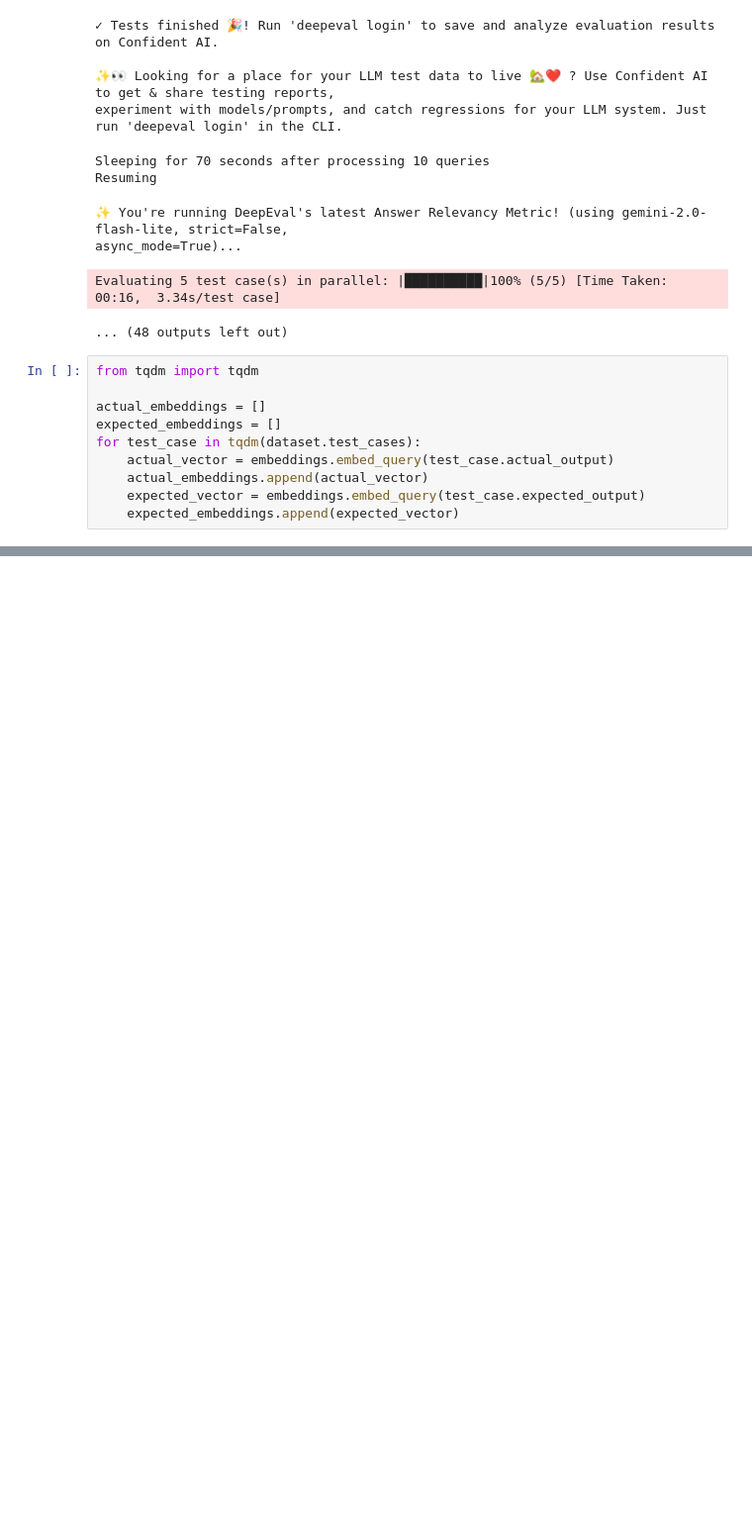
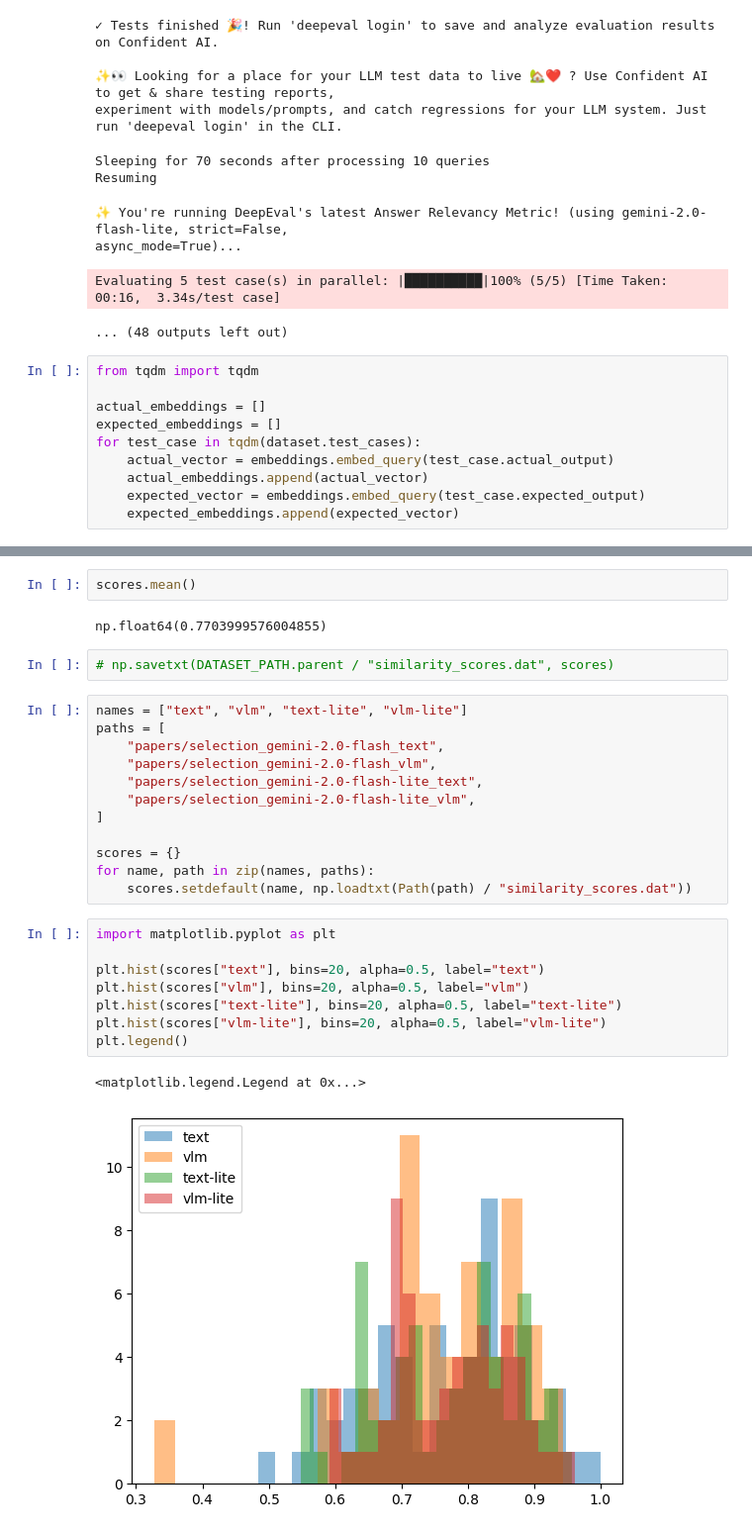
Before and after one commit to mikelgda/multimodal-rag, a Jupyter notebook: langchain.ipynb, the cells around one changed output, grey strips where cells are left out. Shown at 99% size. Cells and saved outputs as stored; diff of their text form; blank space fills up the shorter version.

Commit message:
fix datasets

```diff
--- a/langchain.ipynb
+++ b/langchain.ipynb
@@ -453,0 +453,29 @@ print(scores.mean())
+# %%
+scores.mean()
+# %% [output]
+np.float64(0.7703999576004855)
+# %%
+# np.savetxt(DATASET_PATH.parent / "similarity_scores.dat", scores)
+# %%
+names = ["text", "vlm", "text-lite", "vlm-lite"]
+paths = [
+    "papers/selection_gemini-2.0-flash_text",
+    "papers/selection_gemini-2.0-flash_vlm",
+    "papers/selection_gemini-2.0-flash-lite_text",
+    "papers/selection_gemini-2.0-flash-lite_vlm",
+]
+
+scores = {}
+for name, path in zip(names, paths):
+    scores.setdefault(name, np.loadtxt(Path(path) / "similarity_scores.dat"))
+# %%
+import matplotlib.pyplot as plt
+
+plt.hist(scores["text"], bins=20, alpha=0.5, label="text")
+plt.hist(scores["vlm"], bins=20, alpha=0.5, label="vlm")
+plt.hist(scores["text-lite"], bins=20, alpha=0.5, label="text-lite")
+plt.hist(scores["vlm-lite"], bins=20, alpha=0.5, label="vlm-lite")
+plt.legend()
+# %% [output]
+<matplotlib.legend.Legend at 0x...>
+[figure, added]
```
Also changed, not shown: parts of 9 cells of this notebook, 12 other files.
